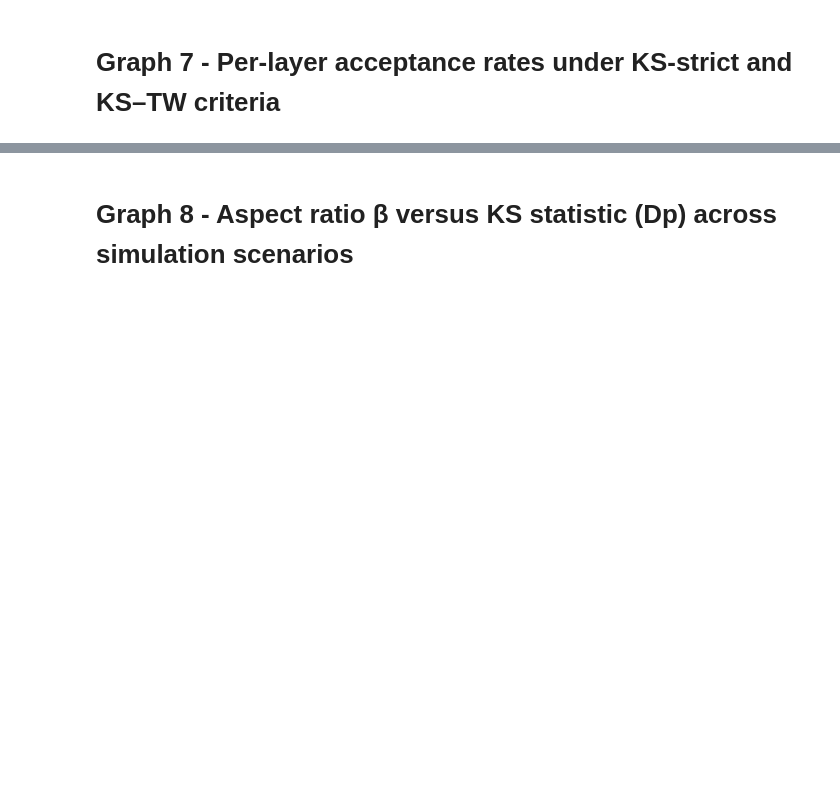
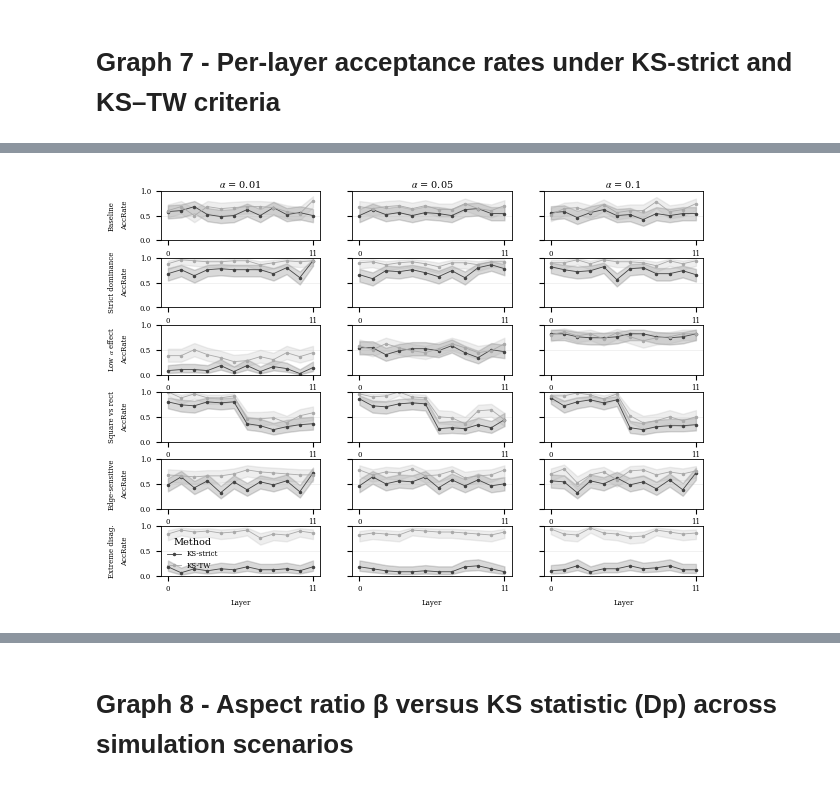
Before and after one commit to pierredantas/Decoding_Transformers_Spectra, a Jupyter notebook: BERT-BASE/PAPER_BERT_Decoding_Transformers_Spectra_full_graphs.ipynb, the cells around one changed output, grey strips where cells are left out. Saved outputs shown, nothing was run; the diff lists cells and outputs as text; code cells hidden in the pictures; blank space fills up the shorter version.

```diff
--- a/BERT-BASE/PAPER_BERT_Decoding_Transformers_Spectra_full_graphs.ipynb
+++ b/BERT-BASE/PAPER_BERT_Decoding_Transformers_Spectra_full_graphs.ipynb
@@ -1255,47 +1332,21 @@ plot_ks_mosaic_separate(decisions_strict, decisions_tw,
 # %% [markdown]
 # Graph 7 - Per-layer acceptance rates under KS-strict and KS–TW criteria
 # %%
-# --- Graph #7: Per-layer acceptance rates (lines with CIs) ---
-import numpy as np
-import matplotlib.pyplot as plt
+# ============================================================
+# Graph 7 — Per-layer acceptance rates (lines with CIs)
+# ============================================================
+
 from statsmodels.stats.proportion import proportion_confint
 
-# =========================
-# GLOBAL STYLE (Paper)
-# =========================
-plt.rcParams.update({
-    "font.family": "serif",
-    "font.serif": ["Times New Roman", "Times", "DejaVu Serif"],
-    "mathtext.fontset": "stix",
-    "font.size": 8,
-    "axes.titlesize": 9,
-    "axes.labelsize": 8,
-    "xtick.labelsize": 7,
-    "ytick.labelsize": 7,
-    "legend.fontsize": 7,
-    "axes.linewidth": 0.6,
-    "lines.linewidth": 1.2,
-    "grid.linewidth": 0.4,
-    "grid.alpha": 0.3,
-    "pdf.fonttype": 42,
-    "ps.fonttype": 42,
-})
+METHOD_COLORS = ["#444444", "#aaaaaa"]
 
-# Grayscale line colors for each method
-METHOD_COLORS = ["#444444", "#aaaaaa"]   # KS-strict = dark, KS-TW = light
-
-# =========================
-# Config
-# =========================
+# BERT-base: 12 layers
 layers  = np.arange(12)
 alphas  = [0.01, 0.05, 0.10]
 methods = ["KS-strict", "KS-TW"]
 n_boot  = 50
 rng     = np.random.default_rng(42)
 
-# =========================
-# Scenario definitions
-# =========================
 def scenario_baseline(layer, method, alpha):
     return 0.55 if method == "KS-strict" else 0.65
 
@@ -1311,6 +1362,7 @@ def scenario_low_alpha(layer, method, alpha):
         return 0.75 if method == "KS-strict" else 0.80
 
 def scenario_square_vs_rect(layer, method, alpha):
+    # Split at halfway: layers 0-5 (square) vs 6-11 (rect)
     if layer < 6:
         return 0.80 if method == "KS-strict" else 0.90
     else:
@@ -1331,20 +1383,22 @@ SCENARIOS = {
     "Low $\\alpha$ effect":  scenario_low_alpha,
     "Square vs rect":        scenario_square_vs_rect,
     "Edge-sensitive":        scenario_edge_sensitive,
-    "Extreme disagreement":  scenario_extreme_disagreement,
+    "Extreme disag.":        scenario_extreme_disagreement,
 }
 
-# =========================
-# Plot grid
-# =========================
+print("Building mosaic figure...")
+
 fig, axes = plt.subplots(len(SCENARIOS), len(alphas),
-                         figsize=(7, 9), sharey=True)
+                         figsize=(7, 5), sharey=True)
 axes = np.array(axes)
 
 x        = np.arange(len(layers))
 last_row = len(SCENARIOS) - 1
+last_lay = len(layers) - 1
 
 for row, (name, func) in enumerate(SCENARIOS.items()):
+    print(f"  [{row+1}/6] {name}")
+
     decisions = np.zeros((len(layers), len(methods), len(alphas), n_boot))
     for i, layer in enumerate(layers):
         for j, method in enumerate(methods):
@@ -1369,43 +1423,39 @@ for row, (name, func) in enumerate(SCENARIOS.items()):
 
         for j, method in enumerate(methods):
             ax.plot(x, accept_means[:,j,k],
-                    marker="o", ms=2, linewidth=0.8,
+                    marker="o", ms=1.5, linewidth=0.6,
                     color=METHOD_COLORS[j],
                     label=method if (row == last_row and k == 0) else None)
             ax.fill_between(x, ci_low[:,j,k], ci_high[:,j,k],
                             alpha=0.2, color=METHOD_COLORS[j])
 
-        # Title only on first row
         if row == 0:
-            ax.set_title(f"$\\alpha$ = {alpha}")
+            ax.set_title(f"$\\alpha$ = {alpha}", pad=2)
 
-        # X label only on last row
         if row == last_row:
             ax.set_xlabel("Layer")
 
-        # X ticks — only labels 1 and 11, shown on all rows
-        ax.set_xticks([0, 11])
-        ax.set_xticklabels(["0", "11"])
+        ax.set_xticks([0, last_lay])
+        ax.set_xticklabels([str(layers[0]), str(layers[last_lay])])
 
         ax.set_ylim(0, 1)
         ax.grid(True, axis="y")
 
-        # Y label + scenario name only on left column
         if k == 0:
             ax.set_ylabel("AccRate")
-            ax.yaxis.set_label_coords(-0.40, 0.5)
+            ax.yaxis.set_label_coords(-0.20, 0.5)
             ax.text(-0.28, 0.5, name, va="center", ha="right",
-                    rotation=90, transform=ax.transAxes)
+                    rotation=90, transform=ax.transAxes, fontsize=5)
         else:
             ax.set_ylabel("")
 
-# Single legend on bottom-left axes only
 axes[last_row, 0].legend(title="Method", frameon=False)
+plt.subplots_adjust(hspace=0.35, wspace=0.2)
 
-plt.subplots_adjust(hspace=0.5, wspace=0.4)
-
-fig.savefig("graph_level_views_02.pdf", format="pdf", bbox_inches="tight")
+pdf_path = "graph_level_views_02_bert_base.pdf"
+fig.savefig(pdf_path, format="pdf", bbox_inches="tight")
+print(f"PDF saved: {pdf_path}")
+plt.show()
 plt.close()
-
-print("✅ Figure saved: graph_level_views_02.pdf")
+print("Done.")
 # %% [output]
@@ -1412,0 +1470 @@ print("✅ Figure saved: graph_level_views_02.pdf")
+[figure, added]
```
Also changed, not shown: parts of 14 cells of this notebook.
